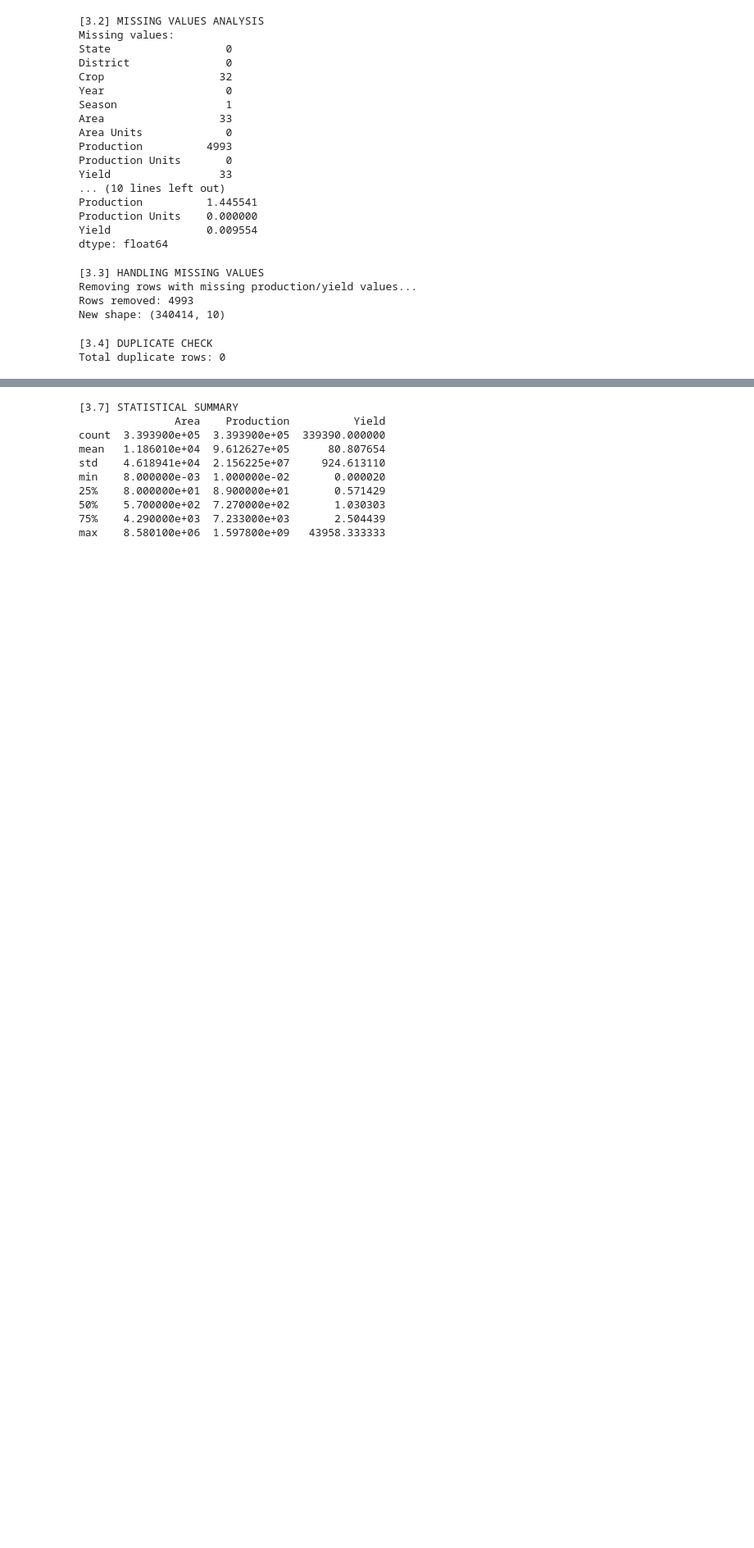
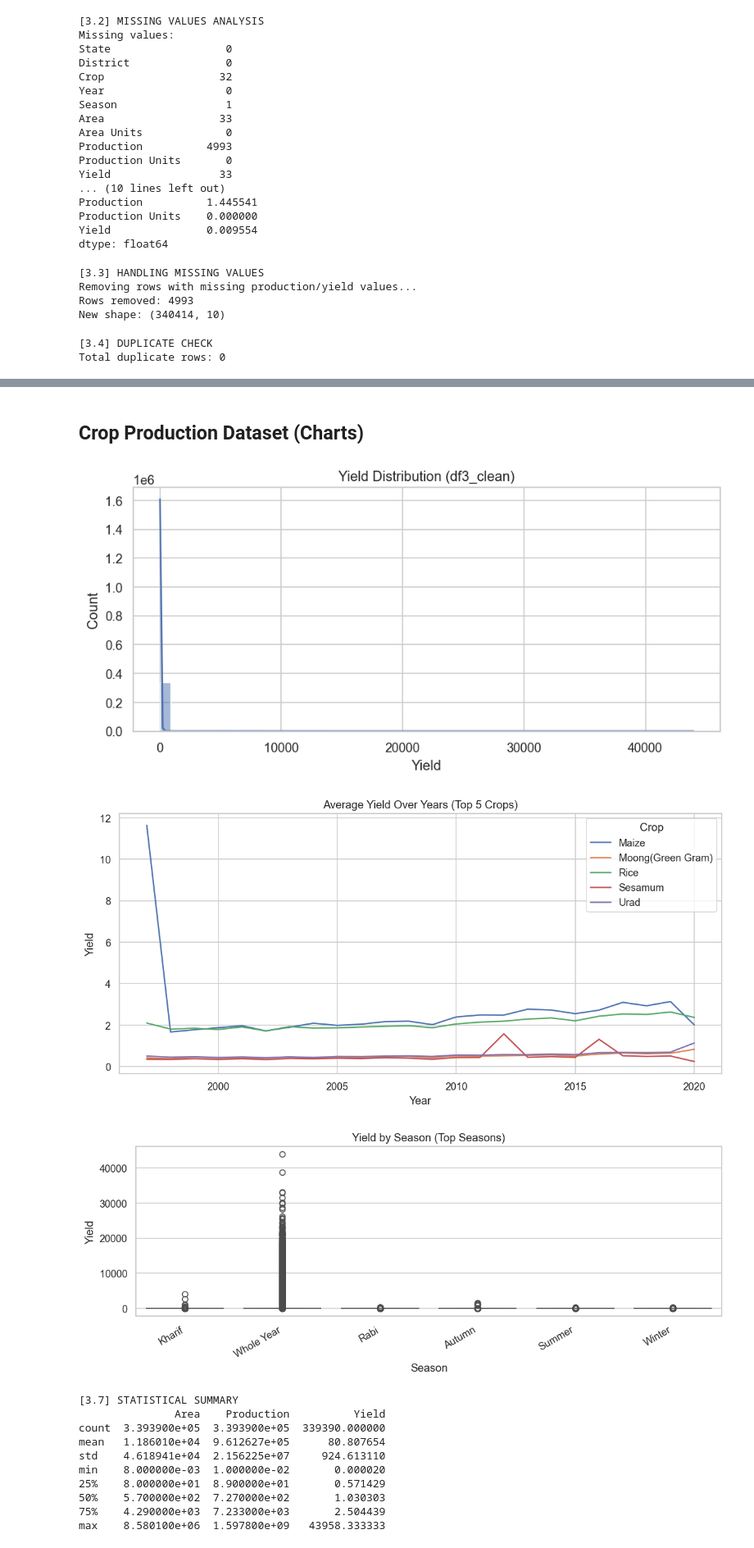
Before and after one commit to Spencer-1S/CSYP-ML, a Jupyter notebook: Models/model.ipynb, the cells around one changed output, grey strips where cells are left out. Shown at 82% size. Saved outputs shown, nothing was run; the diff lists cells and outputs as text; code cells hidden in the pictures; blank space fills up the shorter version.

```diff
--- a/Models/model.ipynb
+++ b/Models/model.ipynb
@@ -649,7 +717,15 @@ print("\n[3.5] DATA TYPE CONVERSION")
 numeric_cols_df3 = ['Area', 'Production', 'Yield']
 for col in numeric_cols_df3:
     df3_clean[col] = pd.to_numeric(df3_clean[col], errors='coerce')
-df3_clean['Year'] = pd.to_numeric(df3_clean['Year'], errors='coerce')
+
+# Year values are typically like '2001-02'. Keep the original string column and add a numeric Year_start for plotting.
+df3_clean['Year_start'] = (
+    df3_clean['Year']
+    .astype(str)
+    .str.extract(r'(\d{4})', expand=False)
+ )
+df3_clean['Year_start'] = pd.to_numeric(df3_clean['Year_start'], errors='coerce')
+
 print("✓ Numeric columns converted")
 # %% [output]
 [3.5] DATA TYPE CONVERSION
@@ -680,3 +746,42 @@ Final shape: (339390, 10)
+# %% [markdown]
+## Crop Production Dataset (Charts)
+# %%
+# Charts for Dataset 3 (IndiaAgricultureCropProduction) using df3_clean
+
+# 1) Yield distribution
+plt.figure(figsize=(8, 4))
+sns.histplot(df3_clean['Yield'], bins=50, kde=True)
+plt.title('Yield Distribution (df3_clean)')
+plt.xlabel('Yield')
+plt.tight_layout()
+plt.show()
+
+# 2) Yield trend over years for top crops (by record count)
+top_crops = df3_clean['Crop'].value_counts().head(5).index
+tmp = df3_clean[df3_clean['Crop'].isin(top_crops)].copy()
+tmp = tmp.dropna(subset=['Year_start','Yield'])
+tmp['Year_start'] = tmp['Year_start'].astype(int)
+trend = tmp.groupby(['Year_start','Crop'], as_index=False)['Yield'].mean()
+
+plt.figure(figsize=(10, 5))
+sns.lineplot(data=trend, x='Year_start', y='Yield', hue='Crop')
+plt.title('Average Yield Over Years (Top 5 Crops)')
+plt.xlabel('Year')
+plt.tight_layout()
+plt.show()
+
+# 3) Season-wise yield comparison (top seasons)
+top_seasons = df3_clean['Season'].value_counts().head(6).index
+plt.figure(figsize=(10, 4))
+sns.boxplot(data=df3_clean[df3_clean['Season'].isin(top_seasons)], x='Season', y='Yield')
+plt.xticks(rotation=30, ha='right')
+plt.title('Yield by Season (Top Seasons)')
+plt.tight_layout()
+plt.show()
+# %% [output]
+[figure, added]
+[figure, added]
+[figure, added]
 # %%
 # ===== 3.7: DATASET 3 - STATISTICAL SUMMARY =====
 # Display statistical summary of crop production data
```
Also changed, not shown: parts of 23 cells of this notebook, 2 other files.
